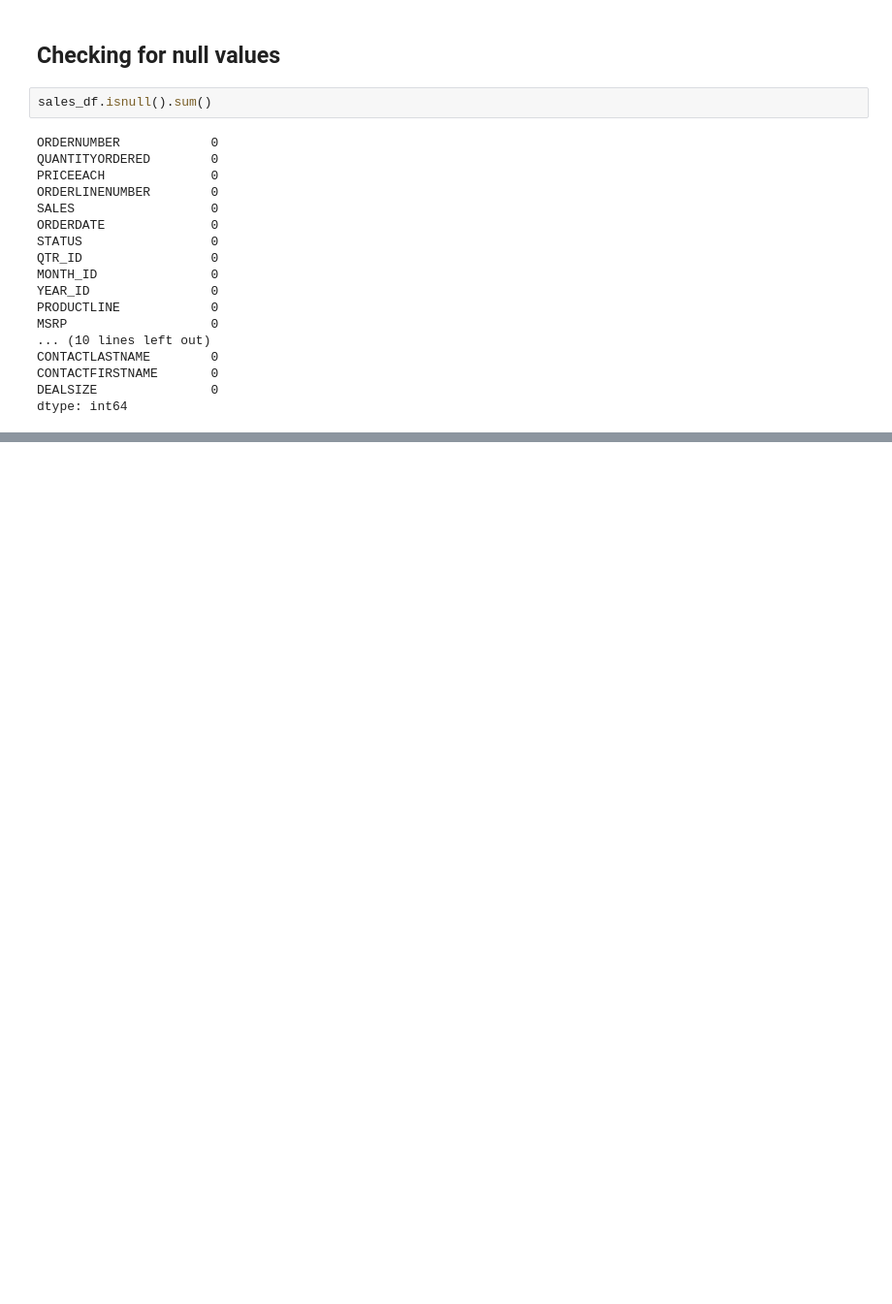
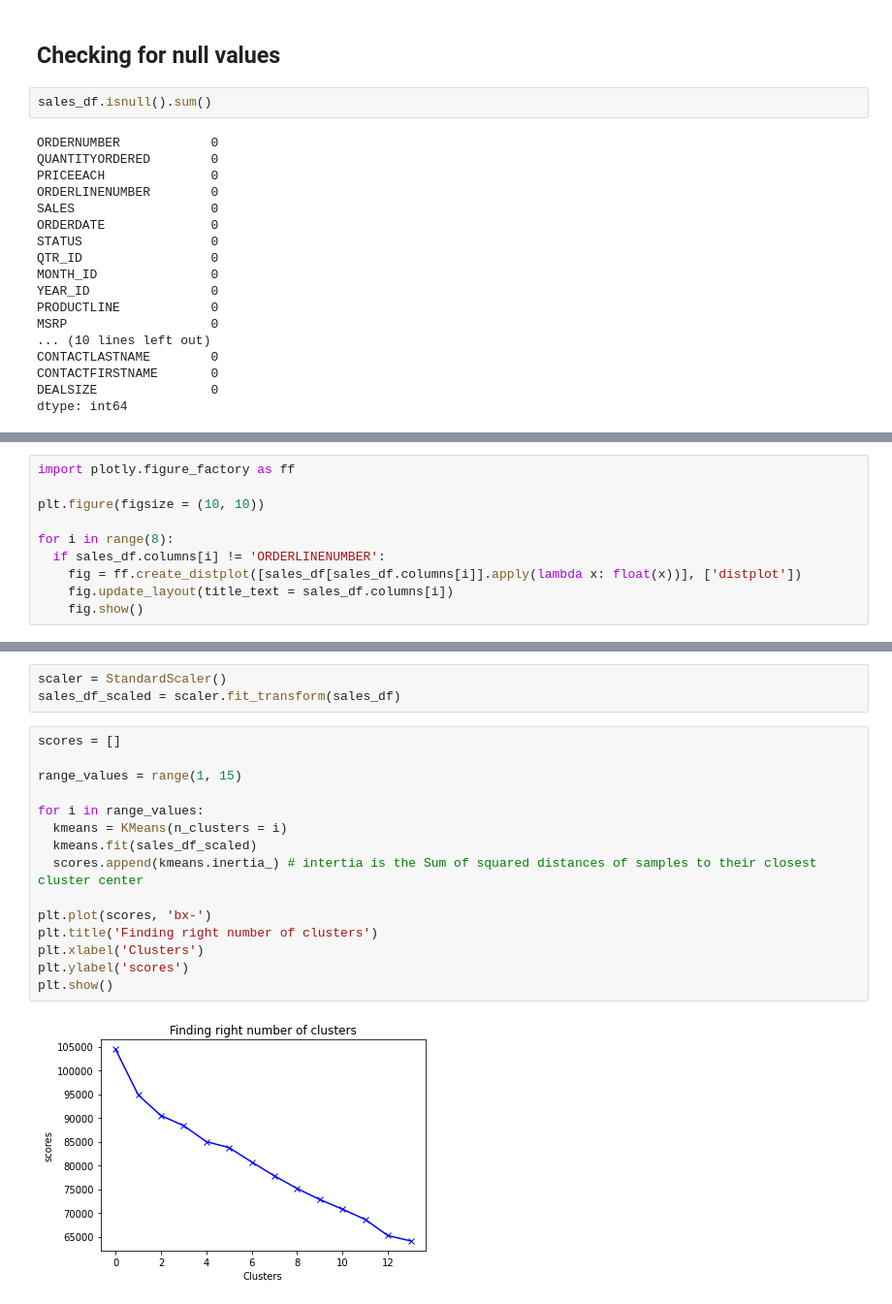
Before and after one commit to Monalika-P/Customer-Segemntation, a Jupyter notebook: Customer_Segmentation.ipynb, the cells around one changed output, grey strips where cells are left out. Shown at 97% size. Cells and saved outputs as stored; diff of their text form; blank space fills up the shorter version.

```diff
--- a/Customer_Segmentation.ipynb
+++ b/Customer_Segmentation.ipynb
@@ -165,0 +363,10 @@ sales_df.head()
+# %%
+import plotly.figure_factory as ff
+
+plt.figure(figsize = (10, 10))
+
+for i in range(8):
+  if sales_df.columns[i] != 'ORDERLINENUMBER':
+    fig = ff.create_distplot([sales_df[sales_df.columns[i]].apply(lambda x: float(x))], ['distplot'])
+    fig.update_layout(title_text = sales_df.columns[i])
+    fig.show()
@@ -165,0 +412,20 @@ sales_df.head()
+# %%
+scaler = StandardScaler()
+sales_df_scaled = scaler.fit_transform(sales_df)
+# %%
+scores = []
+
+range_values = range(1, 15)
+
+for i in range_values:
+  kmeans = KMeans(n_clusters = i)
+  kmeans.fit(sales_df_scaled)
+  scores.append(kmeans.inertia_) # intertia is the Sum of squared distances of samples to their closest cluster center
+
+plt.plot(scores, 'bx-')
+plt.title('Finding right number of clusters')
+plt.xlabel('Clusters')
+plt.ylabel('scores')
+plt.show()
+# %% [output]
+[figure, added]
```
Also changed, not shown: parts of 81 cells of this notebook.
